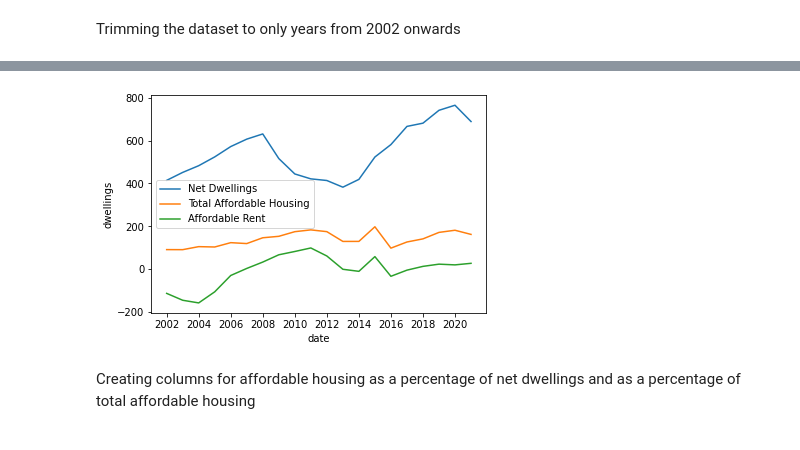
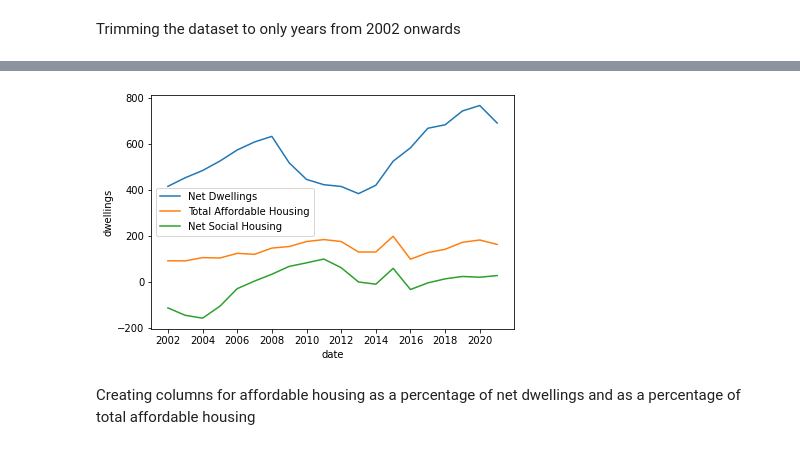
Before and after one commit to potato-bit/RA, a Jupyter notebook: cleaned datasets/analysis_h6.ipynb, the cells around one changed output, grey strips where cells are left out. Drawn from its saved outputs; the diff is of its cells as text; code cells hidden in the pictures.

```diff
--- a/cleaned datasets/analysis_h6.ipynb
+++ b/cleaned datasets/analysis_h6.ipynb
@@ -474,13 +483,14 @@ df_t.head()
 # %%
 fig, ax = plt.subplots()
 ax0 = sns.lineplot(x='date',y='netD',data=df_t)
 ax1 = sns.lineplot(x='date',y='TAD',data=df_t)
 ax2 = sns.lineplot(x='date',y='netS',data=df_t)
-plt.legend(['Net Dwellings', 'Total Affordable Housing','Affordable Rent','Social Rent'])
+plt.legend(['Net Dwellings', 'Total Affordable Housing','Net Social Housing'])
 plt.ylabel('dwellings')
+plt.tight_layout()
 fig.set_facecolor('white')
 # %% [output]
-[figure, old version]
+[figure, new version]
 # %% [markdown]
 Creating columns for affordable housing as a percentage of net dwellings and as a percentage of total affordable housing
 # %%
```
Also changed, not shown: parts of 5 cells of this notebook, 2 other files.
